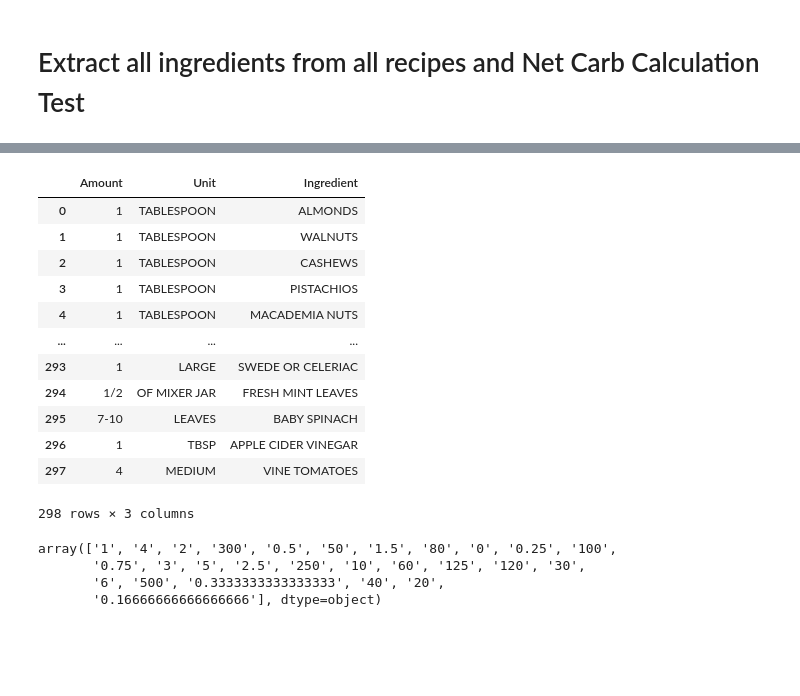
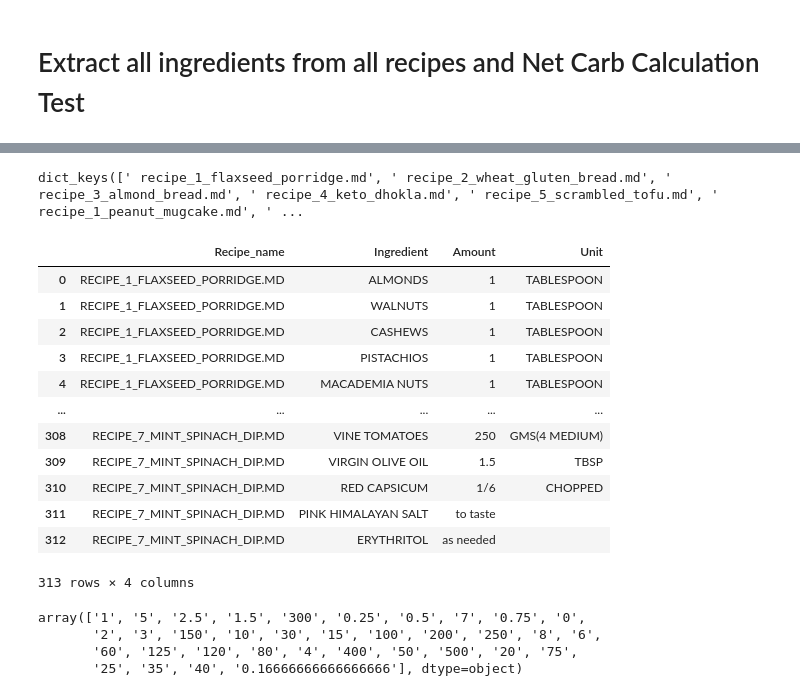
Before and after one commit to pubmania/a_diabetics_journal, a Jupyter notebook: net_carb_calc_worksheet.ipynb, the cells around one changed output, grey strips where cells are left out. Drawn from its saved outputs; the diff is of its cells as text; code cells hidden in the pictures; blank space fills up the shorter version.

```diff
--- a/net_carb_calc_worksheet.ipynb
+++ b/net_carb_calc_worksheet.ipynb
@@ -5,7 +5,7 @@ import os
 import re
 import yaml
 
-def extract_recipe_data(file_path):
+def extract_recipe_data(file_path, file_name):
     recipe_data = ''
     with open(file_path, 'r') as file:
         content = file.read()
@@ -13,6 +13,8 @@ def extract_recipe_data(file_path):
     # Extract the recipe data section
     if 'parse_recipe()' in content:
         recipe_data = content.split('parse_recipe()}}')[0].split('"""')[1].strip()
+        #print(file_name)
+        recipe_data = recipe_data + "\n\n" + f':FileName {file_name}'
         return recipe_data
     else:
         return None
@@ -24,16 +26,18 @@ def process_directory(directory):
 
             if file_name.endswith('.md'):
                 file_path = os.path.join(root, file_name)
-                recipe_data = extract_recipe_data(file_path)
+                recipe_data = extract_recipe_data(file_path, file_name)
 
                 if recipe_data:
-                    print(f"Recipe data from {file_path}: {file_name}")
+                    #print(f"Recipe data from {file_path}: {file_name}")
                     #print(recipe_data)
                     #print("-" * 40)
                     collated_recipe_data.append(recipe_data)
     return collated_recipe_data
 # Example usage
 directory_path = './docs/Recipes'
+results = ''
 results = process_directory(directory_path)
 #result = extract_recipe_data(directory_path)
+print(results[1])
 # %% [output]
@@ -127,9 +134,10 @@ def find_specials(step: str, start_char="#") -> list[str]:
 
 def obtain_ingredients(recipe):
     matches = []
-    for item in find_ingredients(input_string):
+    for item in find_ingredients(recipe):
         matches.append(parse_ingredient(item))
     ingredients = {}
+
     #matches
     for match in matches:
         ingredient_name = match['name'].title()
@@ -141,45 +149,55 @@ def obtain_ingredients(recipe):
             ingredients[ingredient_key].append((amount, unit))
         else:
             ingredients[ingredient_key] = [(amount, unit)]
+
     return ingredients
 # %%
 input_string = ''
+file_ingredients = {}
 for result in results:
-    input_string += result +"\n\n"
-ingredients = obtain_ingredients(input_string)
+    filename = result.split(":FileName")[1]
+    #input_string += result +"\n\n"
+    ingredients = obtain_ingredients(result)
+    file_ingredients[filename] = ingredients
+file_ingredients.keys()
+#ingredients
+# %% [output]
+dict_keys([' recipe_1_flaxseed_porridge.md', ' recipe_2_wheat_gluten_bread.md', ' recipe_3_almond_bread.md', ' recipe_4_keto_dhokla.md', ' recipe_5_scrambled_tofu.md', ' recipe_1_peanut_mugcake.md', ' ...
 # %%
 import pandas as pd
 from fractions import Fraction
 
 # Create an empty list to store data frames
 dfs = []
 
-# Iterate over the dictionary items and create a data frame for each ingredient
-for ingredient, amounts in ingredients.items():
-    temp_df = pd.DataFrame(amounts, columns=['Amount', 'Unit'])
-    temp_df['Unit'] = temp_df['Unit'].str.upper()
-    temp_df['Ingredient'] = ingredient.upper()
-    dfs.append(temp_df)
-
+# Iterate over the` dictionary items and create a data frame for each ingredient
+for filename, ingredients in file_ingredients.items():
+    ingredients = file_ingredients[filename]
+    for ingredient, amounts in ingredients.items():
+        temp_df = pd.DataFrame(amounts, columns=['Amount', 'Unit'])
+        temp_df['Unit'] = temp_df['Unit'].str.upper()
+        temp_df['Recipe_name'] = filename.upper()
+        temp_df['Ingredient'] = ingredient.upper()
+        dfs.append(temp_df)
 # Concatenate the data frames into a single data frame
 df = pd.concat(dfs, ignore_index=True)
 
 # Print the DataFrame
-df
+df[['Recipe_name', 'Ingredient','Amount', 'Unit']]
 # %% [output]
-|  | Amount | Unit | Ingredient |
-| 0 | 1 | TABLESPOON | ALMONDS |
-| 1 | 1 | TABLESPOON | WALNUTS |
-| 2 | 1 | TABLESPOON | CASHEWS |
-| 3 | 1 | TABLESPOON | PISTACHIOS |
-| 4 | 1 | TABLESPOON | MACADEMIA NUTS |
-| ... | ... | ... | ... |
-| 293 | 1 | LARGE | SWEDE OR CELERIAC |
-| 294 | 1/2 | OF MIXER JAR | FRESH MINT LEAVES |
-| 295 | 7-10 | LEAVES | BABY SPINACH |
-| 296 | 1 | TBSP | APPLE CIDER VINEGAR |
-| 297 | 4 | MEDIUM | VINE TOMATOES |
+|  | Recipe_name | Ingredient | Amount | Unit |
+| 0 | RECIPE_1_FLAXSEED_PORRIDGE.MD | ALMONDS | 1 | TABLESPOON |
+| 1 | RECIPE_1_FLAXSEED_PORRIDGE.MD | WALNUTS | 1 | TABLESPOON |
+| 2 | RECIPE_1_FLAXSEED_PORRIDGE.MD | CASHEWS | 1 | TABLESPOON |
+| 3 | RECIPE_1_FLAXSEED_PORRIDGE.MD | PISTACHIOS | 1 | TABLESPOON |
+| 4 | RECIPE_1_FLAXSEED_PORRIDGE.MD | MACADEMIA NUTS | 1 | TABLESPOON |
+| ... | ... | ... | ... | ... |
+| 308 | RECIPE_7_MINT_SPINACH_DIP.MD | VINE TOMATOES | 250 | GMS(4 MEDIUM) |
+| 309 | RECIPE_7_MINT_SPINACH_DIP.MD | VIRGIN OLIVE OIL | 1.5 | TBSP |
+| 310 | RECIPE_7_MINT_SPINACH_DIP.MD | RED CAPSICUM | 1/6 | CHOPPED |
+| 311 | RECIPE_7_MINT_SPINACH_DIP.MD | PINK HIMALAYAN SALT | to taste |  |
+| 312 | RECIPE_7_MINT_SPINACH_DIP.MD | ERYTHRITOL | as needed |  |
-298 rows × 3 columns
+313 rows × 4 columns
 # %%
 import re
 
@@ -213,10 +231,10 @@ def replace_amount(value):
 df['New Amount'] = df['Amount'].apply(replace_amount)
 df['New Amount'].unique()
 # %% [output]
-array(['1', '4', '2', '300', '0.5', '50', '1.5', '80', '0', '0.25', '100',
-       '0.75', '3', '5', '2.5', '250', '10', '60', '125', '120', '30',
-       '6', '500', '0.3333333333333333', '40', '20',
-       '0.16666666666666666'], dtype=object)
+array(['1', '5', '2.5', '1.5', '300', '0.25', '0.5', '7', '0.75', '0',
+       '2', '3', '150', '10', '30', '15', '100', '200', '250', '8', '6',
+       '60', '125', '120', '80', '4', '400', '50', '500', '20', '75',
+       '25', '35', '40', '0.16666666666666666'], dtype=object)
 # %%
 df['Unit'].unique()
 # %% [output]
```
Also changed, not shown: parts of 8 cells of this notebook, 28 other files.
